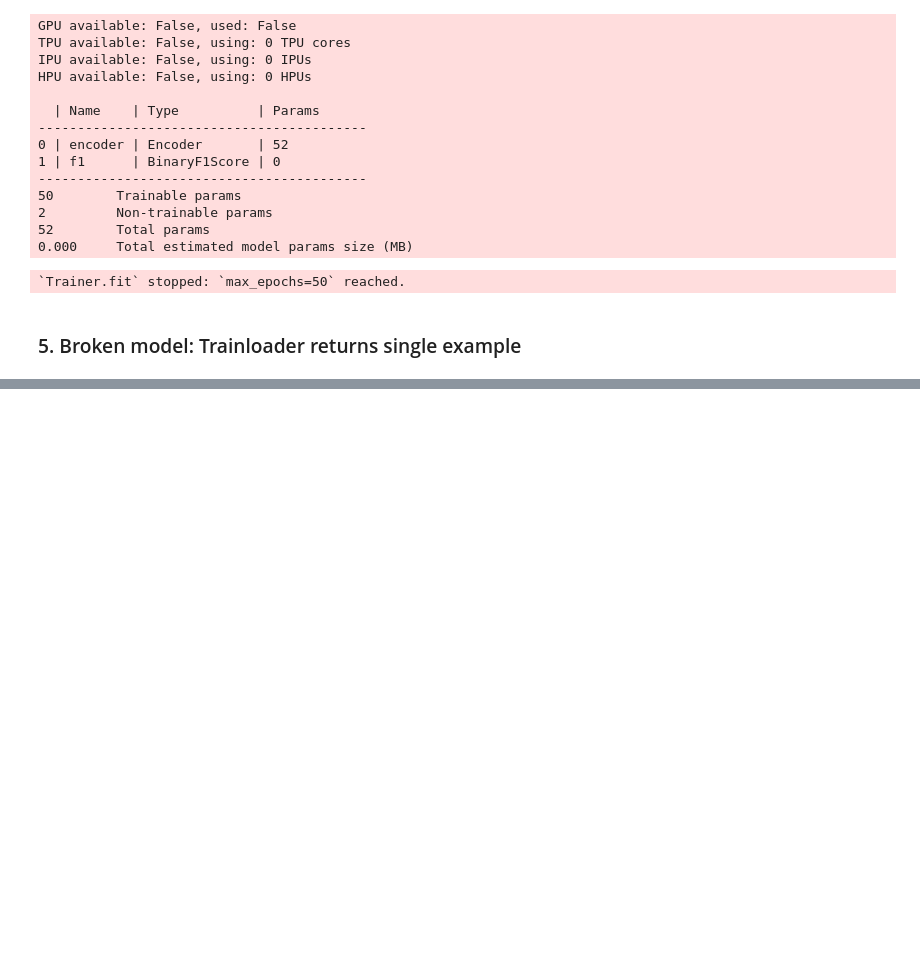
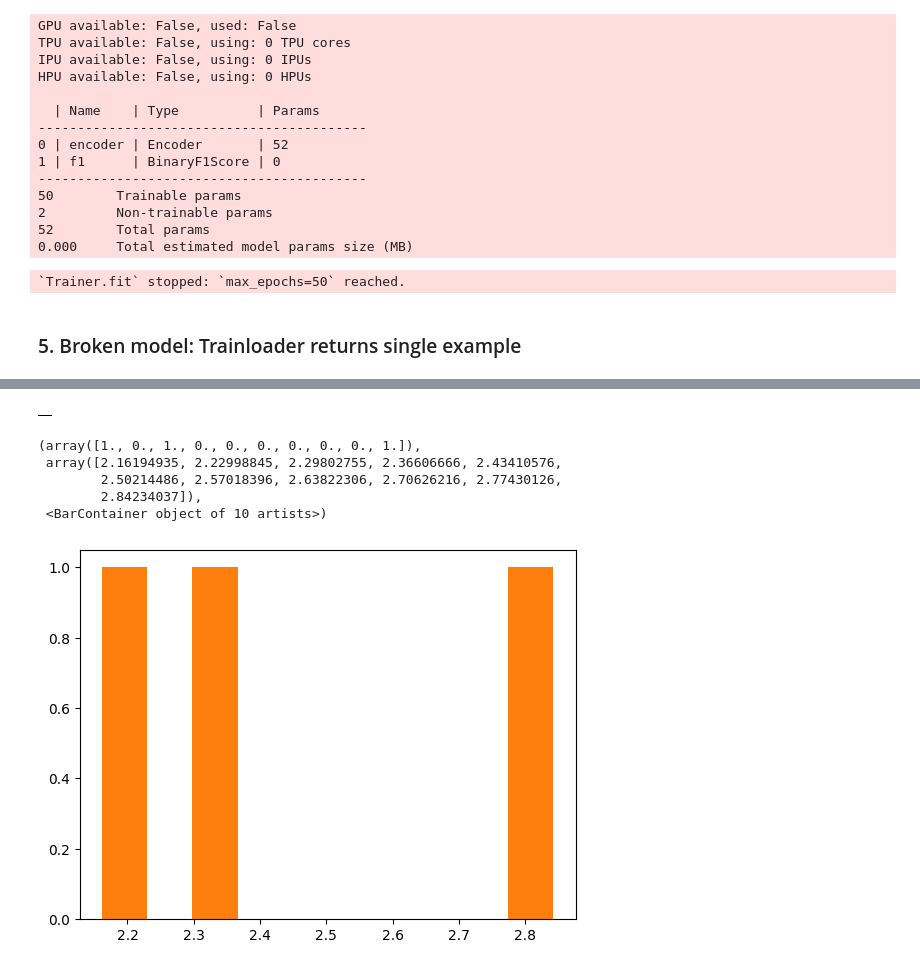
Before and after one commit to clarahoffmann/pycon-2023-honey-i-broke-the-pytorch-model, a Jupyter notebook: pages/torch_examples/broken_models.ipynb, the cells around one changed output, grey strips where cells are left out. Drawn from its saved outputs; the diff is of its cells as text; code cells hidden in the pictures; blank space fills up the shorter version.

```diff
--- a/pages/torch_examples/broken_models.ipynb
+++ b/pages/torch_examples/broken_models.ipynb
@@ -160,7 +161,7 @@ Missing logger folder: metrics_csv/circles_no_relu
 # %% [markdown]
 ### 3. Broken model: Frozen weights
 # %%
-simple_dnn = SimpleDnn(Encoder(input_dim = 2, output_dim = 2), task_type = 'classification')
+simple_dnn_frozen_weights = SimpleDnn(Encoder(input_dim = 2, output_dim = 2), task_type = 'classification')
 
 num_params = len([param for param in simple_dnn.parameters()])
 for i, param in zip(range(num_params), simple_dnn.parameters()):
@@ -170,7 +171,7 @@ for i, param in zip(range(num_params), simple_dnn.parameters()):
 csv_logger = CSVLogger(save_dir='metrics_csv', name = 'circles_frozen')
 # train model on nonlinear data
 trainer = pl.Trainer(logger=csv_logger, max_epochs = 50)
-trainer.fit(model=simple_dnn, train_dataloaders = train_loader_circles, val_dataloaders = val_loader_circles)
+trainer.fit(model=simple_dnn_frozen_weights, train_dataloaders = train_loader_circles, val_dataloaders = val_loader_circles)
 format_csv('metrics_csv/circles_frozen/version_0/metrics.csv', ['train_loss', 'val_loss'], Path('reformatted_metrics/circle_data_frozen.csv'))
 # %% [output]
 GPU available: False, used: False
@@ -279,0 +432,6 @@ tensor([[0., 1.],
+# %%
+watcher = ww.WeightWatcher(model= simple_dnn_linear.encoder)
+results = watcher.analyze()
+
+summary = watcher.get_summary()
+details = watcher.get_details()
@@ -279,0 +466,11 @@ tensor([[0., 1.],
+# %%
+#model = models.vgg11(pretrained=True)
+watcher_frozen = ww.WeightWatcher(model=simple_dnn_frozen_weights.encoder)
+results_frozen = watcher_frozen.analyze()
+
+summary_frozen = watcher_frozen.get_summary()
+details_frozen = watcher_frozen.get_details()
+# %%
+details_frozen
+# %% [output]
+|  |
@@ -279,0 +479,10 @@ tensor([[0., 1.],
+# %%
+plt.hist(details['alpha'])
+plt.hist(details_frozen['alpha'])
+# %% [output]
+(array([1., 0., 1., 0., 0., 0., 0., 0., 0., 1.]),
+ array([2.16194935, 2.22998845, 2.29802755, 2.36606666, 2.43410576,
+        2.50214486, 2.57018396, 2.63822306, 2.70626216, 2.77430126,
+        2.84234037]),
+ <BarContainer object of 10 artists>)
+[figure, added]
```
Also changed, not shown: parts of 31 cells of this notebook, 22 other files.
